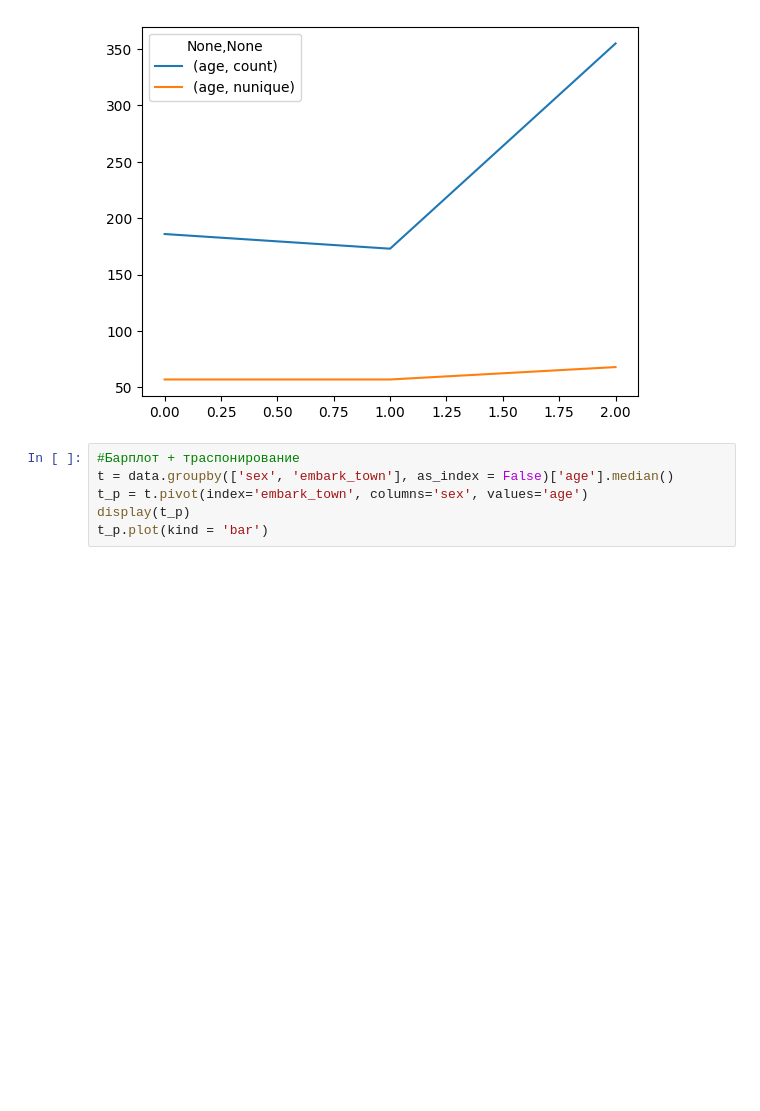
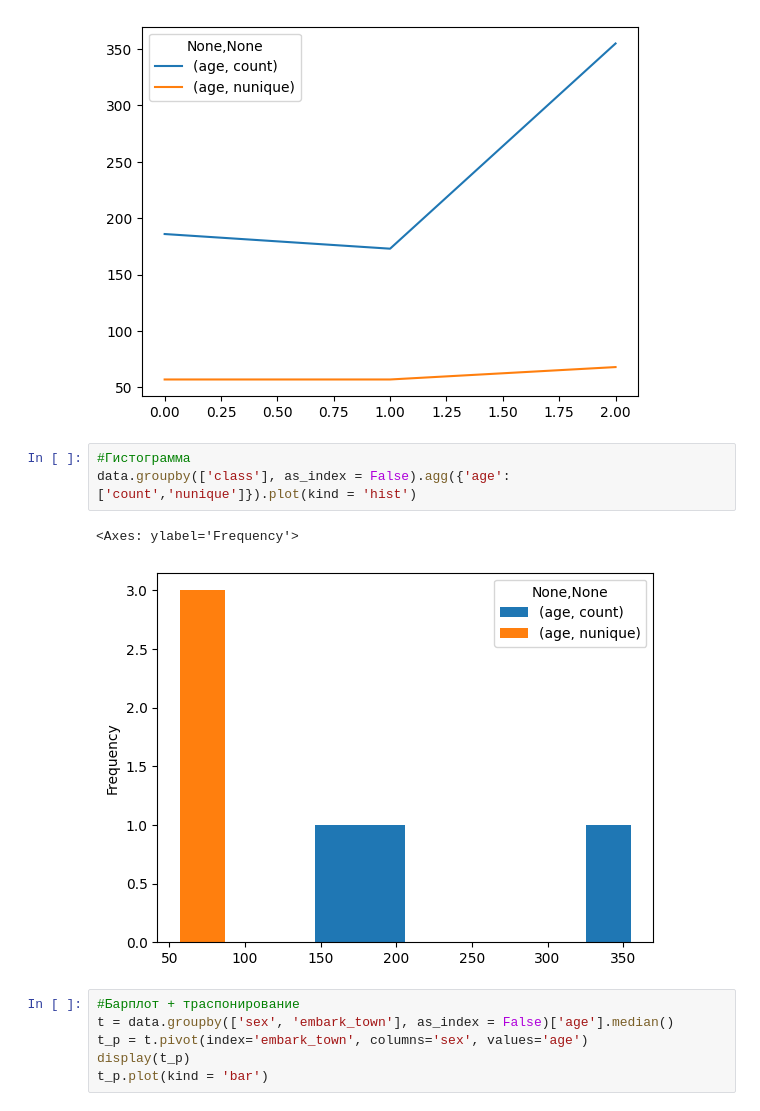
Before and after one commit to Vitalyastiy/courses, a Jupyter notebook: IBM/Data_visualization.ipynb, the cells around one changed output. Saved outputs shown, nothing was run; the diff lists cells and outputs as text; blank space fills up the shorter version.

```diff
--- a/IBM/Data_visualization.ipynb
+++ b/IBM/Data_visualization.ipynb
@@ -40,6 +49,12 @@ data.groupby(['class'], as_index = False).agg({'age':['count','nunique']}).plot(
 # %% [output]
 <Axes: >
 [figure]
+# %%
+#Гистограмма
+data.groupby(['class'], as_index = False).agg({'age':['count','nunique']}).plot(kind = 'hist')
+# %% [output]
+<Axes: ylabel='Frequency'>
+[figure, added]
 # %%
 #Барплот + траспонирование
 t = data.groupby(['sex', 'embark_town'], as_index = False)['age'].median()
```
Also changed, not shown: parts of 7 cells of this notebook.
